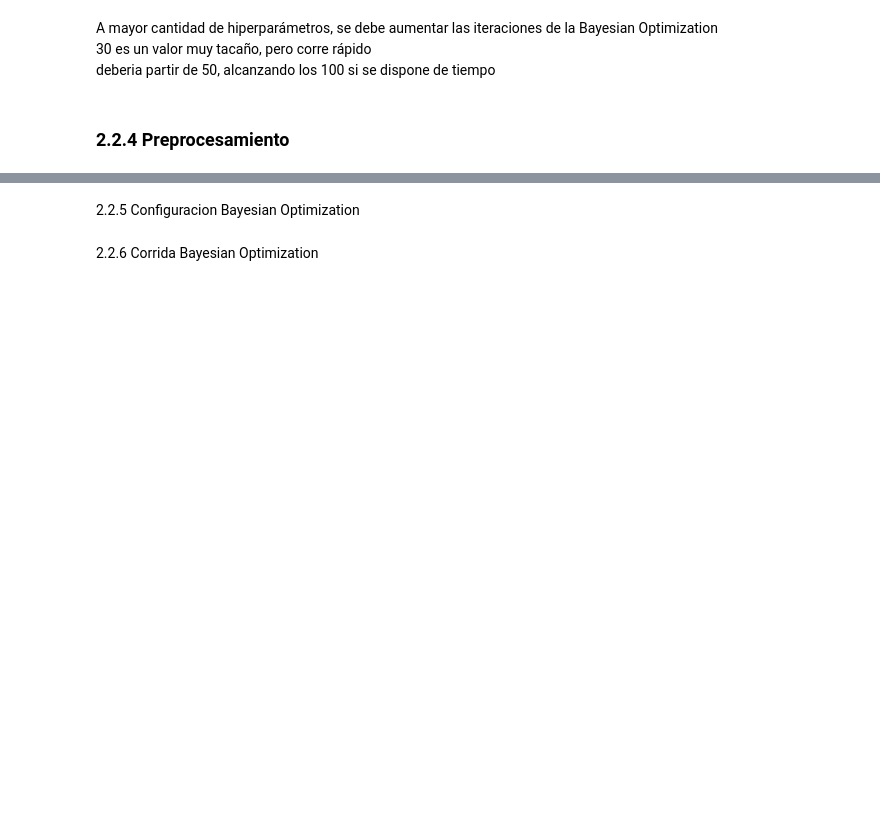
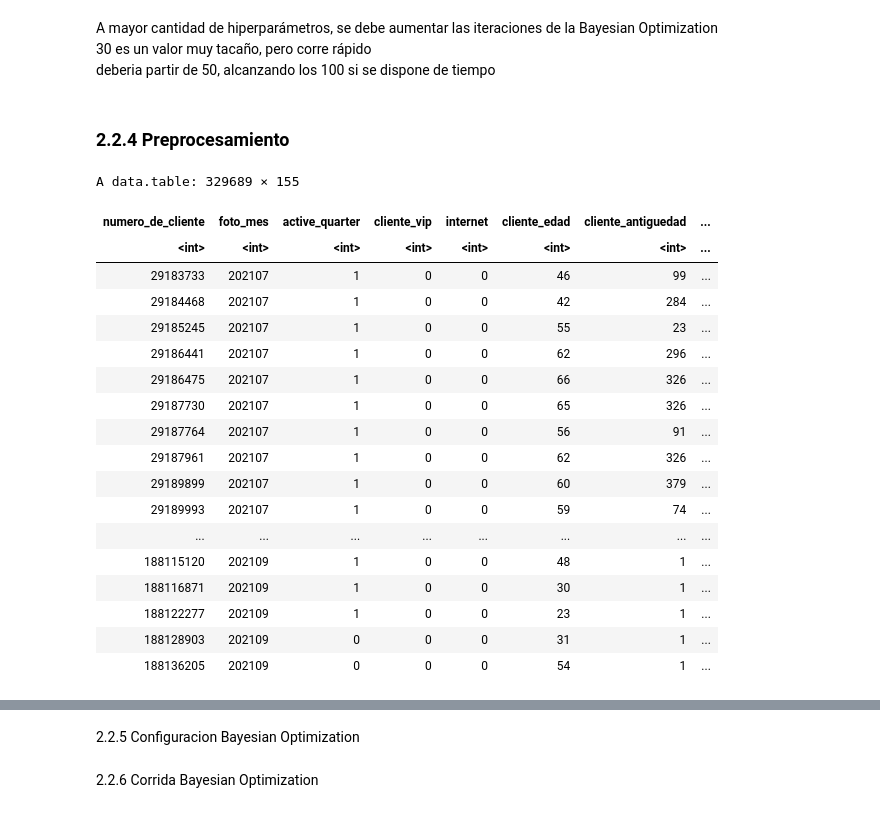
Before and after one commit to luciaphmaestria/labo2025v, a Jupyter notebook: src/ensembles/594_TareaHogar_05.ipynb, the cells around one changed output, grey strips where cells are left out. Cells and saved outputs as stored; diff of their text form; code cells hidden in the pictures; blank space fills up the shorter version.

```diff
--- a/src/ensembles/594_TareaHogar_05.ipynb
+++ b/src/ensembles/594_TareaHogar_05.ipynb
@@ -229,5 +274,27 @@ setwd( paste0("/content/buckets/b1/exp/", experimento_folder ))
 # lectura del dataset
 
 dataset <- fread("/content/datasets/dataset_pequeno.csv")
+# %%
+dataset
+# %% [output]
+A data.table: 329689 × 155
+| numero_de_cliente | foto_mes | active_quarter | cliente_vip | internet | cliente_edad | cliente_antiguedad | ... |
+| <int> | <int> | <int> | <int> | <int> | <int> | <int> | ... |
+| 29183733 | 202107 | 1 | 0 | 0 | 46 | 99 | ... |
+| 29184468 | 202107 | 1 | 0 | 0 | 42 | 284 | ... |
+| 29185245 | 202107 | 1 | 0 | 0 | 55 | 23 | ... |
+| 29186441 | 202107 | 1 | 0 | 0 | 62 | 296 | ... |
+| 29186475 | 202107 | 1 | 0 | 0 | 66 | 326 | ... |
+| 29187730 | 202107 | 1 | 0 | 0 | 65 | 326 | ... |
+| 29187764 | 202107 | 1 | 0 | 0 | 56 | 91 | ... |
+| 29187961 | 202107 | 1 | 0 | 0 | 62 | 326 | ... |
+| 29189899 | 202107 | 1 | 0 | 0 | 60 | 379 | ... |
+| 29189993 | 202107 | 1 | 0 | 0 | 59 | 74 | ... |
+| ... | ... | ... | ... | ... | ... | ... | ... |
+| 188115120 | 202109 | 1 | 0 | 0 | 48 | 1 | ... |
+| 188116871 | 202109 | 1 | 0 | 0 | 30 | 1 | ... |
+| 188122277 | 202109 | 1 | 0 | 0 | 23 | 1 | ... |
+| 188128903 | 202109 | 0 | 0 | 0 | 31 | 1 | ... |
+| 188136205 | 202109 | 0 | 0 | 0 | 54 | 1 | ... |
 # %%
 dataset_train <- dataset[foto_mes %in% c(202107)]
```
Also changed, not shown: parts of 11 cells of this notebook.
